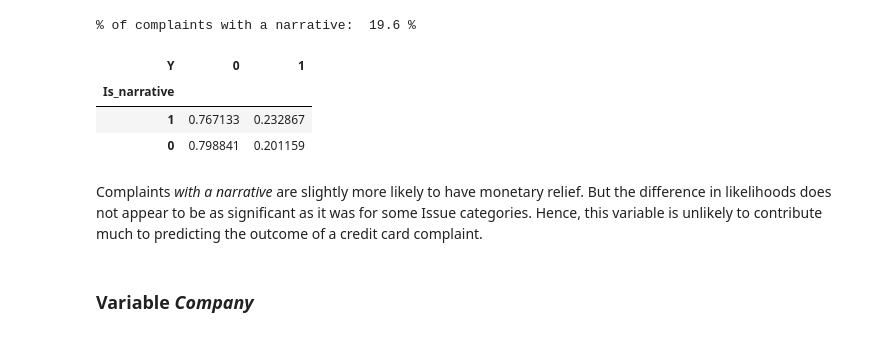
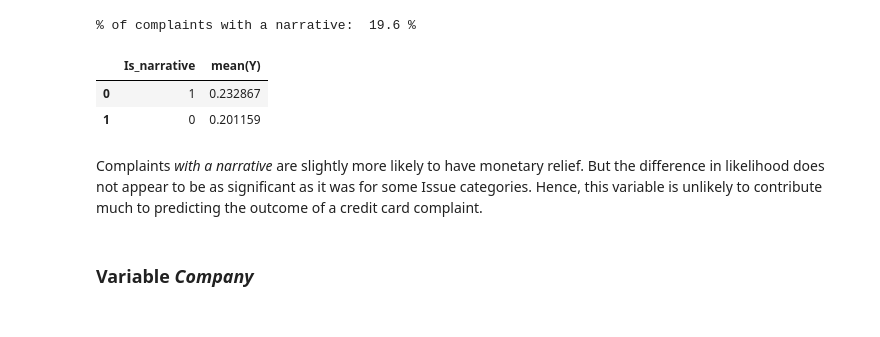
Before and after one commit to zhannazh/Predicting_Outcome_of_Consumer_Finance_Complaints, a Jupyter notebook: 1. Data exploration and feature engineering.ipynb, the cells around one changed output. Saved outputs shown, nothing was run; the diff lists cells and outputs as text; code cells hidden in the pictures.

```diff
--- a/1. Data exploration and feature engineering.ipynb
+++ b/1. Data exploration and feature engineering.ipynb
@@ -186,14 +198,7 @@ Variable *Issue* has 33 categories, including "Other." The number of observation
 # %%
-# Identify Issue categories that capture less than 2% of all credit card complaints (2% is arbitrary)
-relabel_issue = []
-for i in Issue_labels.index:
-    if df[df.Issue == i].Issue.count()/df.shape[0] < 0.02:
-        relabel_issue.append(i)
-
-# Group the identified categories into "Issues - Other groupped"
-df["Issue_recoded"] = df.Issue
-for i in relabel_issue:
-    df.loc[df.Issue == i, 'Issue_recoded'] = "Other groupped"
+# Identify Issue categories that capture less than 2% of all credit card complaints
+#(where 2% is arbitrary) and group the identified categories into "Issue-Other groupped"
+df = f.group_categories_with_less_than_X_percent_into_Other(df, 'Issue', 0.02)
 
 # Number of unique categories in the recoded Issue variable
 df.Issue_recoded.nunique()
@@ -229,9 +221,7 @@ It appears that monetary compensation is more likely to be granted for fee- and
 # %%
 # Create indicator / dummy variables for recoded 'Issue' categories
 # Let 'Other' be the excluded category in regressions (i.e., drop it)
-df_Issue = pd.get_dummies(df['Issue_recoded'], prefix="Issue")
-df_Issue = df_Issue.drop(['Issue_Other'], axis=1)
-df = pd.concat([df, df_Issue], axis=1)
+df = f.create_dummies(df, 'Issue_recoded', 'Issue', 'Issue_Other')
 # %% [markdown]
 ### Variable *Consumer complaint narrative*
 # %%
@@ -246,15 +236,14 @@ df['Is_narrative'] = np.where(df['Consumer complaint narrative'].notnull(), 1, 0
 % of complaints with a narrative:  19.6 %
 # %%
 # Tabulate indicator variable for 'Consumer complaint narrative' by outcome (Y)
-pd.crosstab(index = df.Is_narrative,
-            columns = df.Y, normalize = 'index').sort_values(by=1, ascending=False)
+Y_by_Is_Narrative = f.fraction_of_outcomes_with_monetary_relief(df,'Is_narrative')
+Y_by_Is_Narrative
 # %% [output]
-| Y | 0 | 1 |
-| Is_narrative |  |  |
-| 1 | 0.767133 | 0.232867 |
-| 0 | 0.798841 | 0.201159 |
+|  | Is_narrative | mean(Y) |
+| 0 | 1 | 0.232867 |
+| 1 | 0 | 0.201159 |
 # %% [markdown]
-Complaints *with a narrative* are slightly more likely to have monetary relief. But the difference in likelihoods does not appear to be as significant as it was for some Issue categories. Hence, this variable is unlikely to contribute much to predicting the outcome of a credit card complaint.
+Complaints *with a narrative* are slightly more likely to have monetary relief. But the difference in likelihood does not appear to be as significant as it was for some Issue categories. Hence, this variable is unlikely to contribute much to predicting the outcome of a credit card complaint.
 # %% [markdown]
 ### Variable *Company*
 # %%
```
Also changed, not shown: parts of 20 cells of this notebook, 1 other file.
